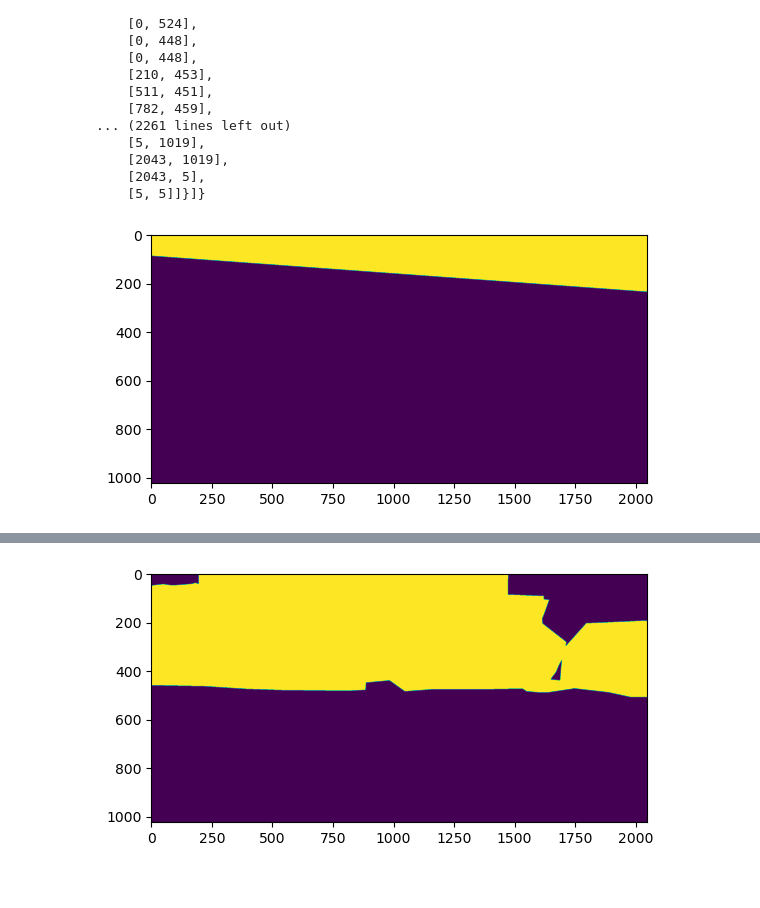
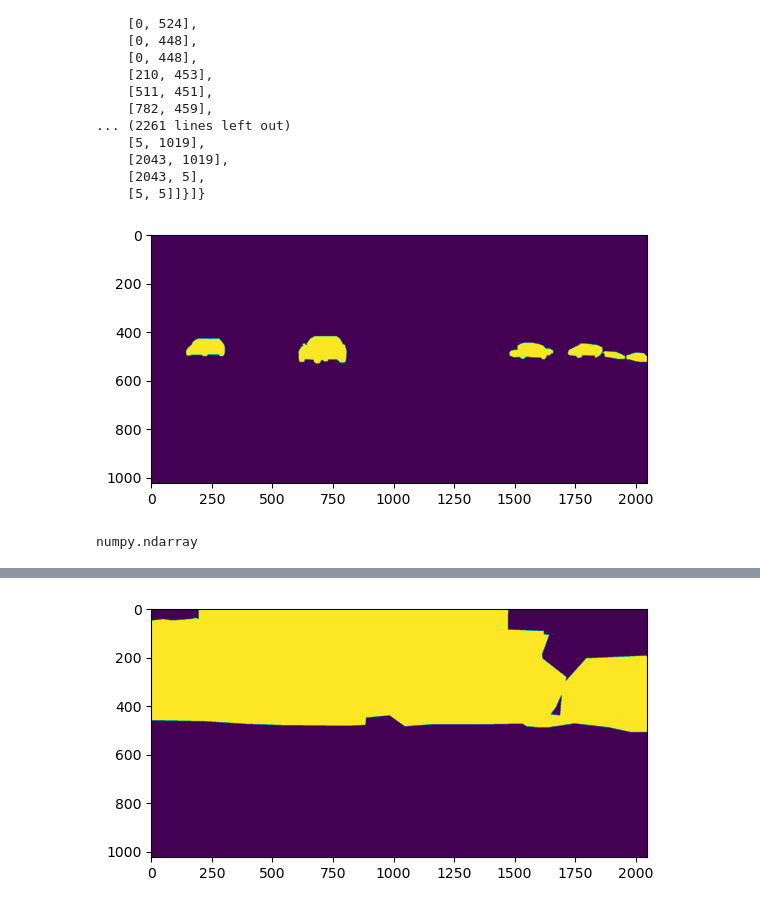
Before and after one commit to JasperTan-03/MAPS, a Jupyter notebook: 2d_maps/ppo.ipynb, the cells around one changed output, grey strips where cells are left out. Drawn from its saved outputs; the diff is of its cells as text; code cells hidden in the pictures.

Commit message:
Add image to env

```diff
--- a/2d_maps/ppo.ipynb
+++ b/2d_maps/ppo.ipynb
@@ -44,19 +46,19 @@ polygons
 # %%
 # Create a mask image
 mask = Image.new('L', (polygons['imgWidth'], polygons['imgHeight']), 0)
 draw = ImageDraw.Draw(mask)
 
 # Draw the polygons for the current label
 for obj in polygons['objects']:
-    if obj['label'] == "sky":
+    if obj['label'] == "car":
 
         polygon = obj['polygon']
         # Convert list of lists to list of tuples
         polygon_tuples = [tuple(point) for point in polygon]
         draw.polygon(polygon_tuples, outline=1, fill=1)
 
 mask_array = np.array(mask)
 plt.imshow(mask_array)
 plt.show()
 # %% [output]
-[figure, old version]
+[figure, new version]
@@ -62,0 +74,4 @@ plt.show()
+# %%
+type(mask_array)
+# %% [output]
+numpy.ndarray
```
Also changed, not shown: parts of 3 cells of this notebook.
